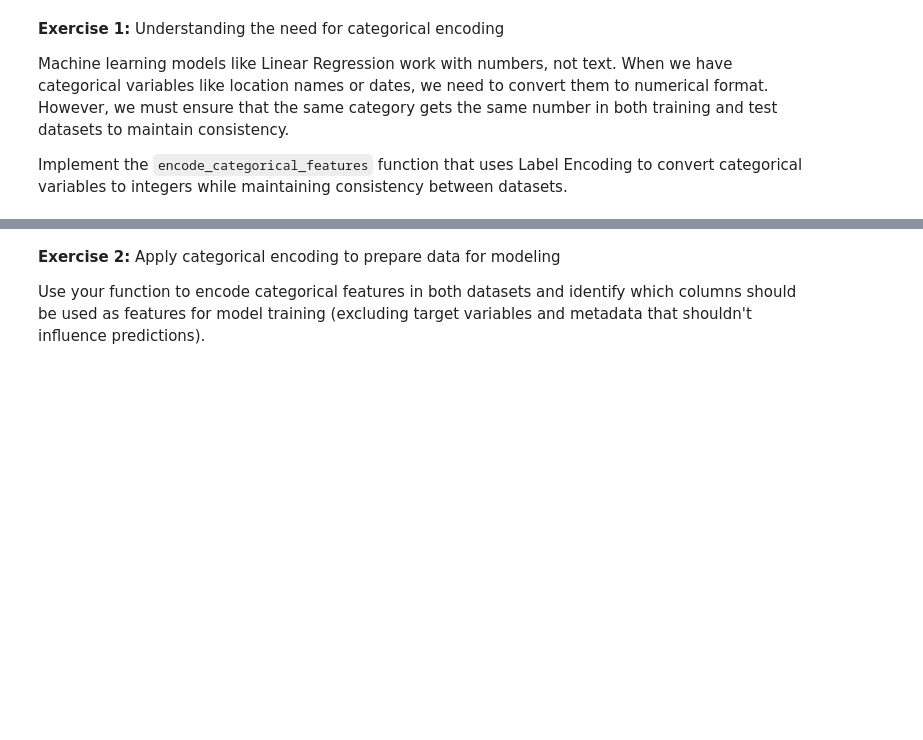
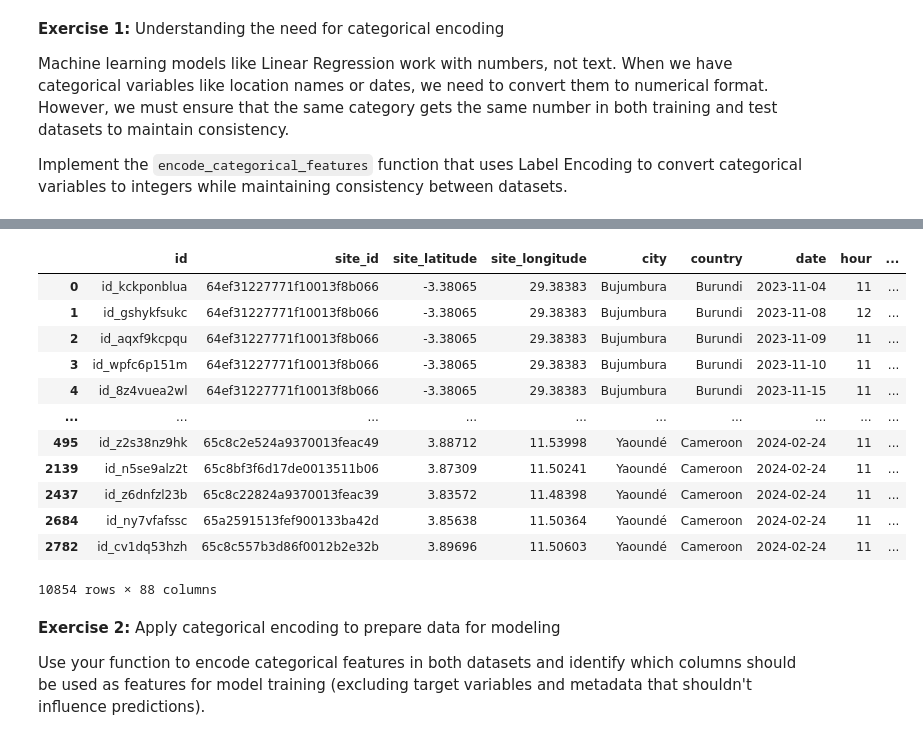
Before and after one commit to PierreAHignard/NLP-Spam-Detection, a Jupyter notebook: notebooks/air_quality_todo.ipynb, the cells around one changed output, grey strips where cells are left out. Drawn from its saved outputs; the diff is of its cells as text; code cells hidden in the pictures; blank space fills up the shorter version.

```diff
--- a/notebooks/air_quality_todo.ipynb
+++ b/notebooks/air_quality_todo.ipynb
@@ -506,3 +544,14 @@ Use GroupKFold with 4 splits to create folds where each fold contains complete c
 # Each fold will contain complete cities, not random samples
 # The 'groups' parameter tells GroupKFold which samples belong to the same group (city)
 # Convert to integer type for easier handling
+
+train_DS = train_DS.reset_index(drop=True)
+
+gkf = GroupKFold(n_splits=4)
+
+X = train_DS.drop(columns="pm2_5")
+y = train_DS["pm2_5"]
+groups = train_DS["city"]
+
+for fold, (train_index, test_index) in enumerate(gkf.split(X, y, groups=groups)):
+    train_DS.loc[test_index, "fold"] = fold
@@ -513,3 +572,7 @@ Understanding how cities are distributed across folds helps ensure our validatio
 Examine which cities are assigned to each fold and calculate basic statistics for the target variable (PM2.5) across folds. Check that folds are reasonably balanced in terms of sample size and target variable distribution to ensure robust cross-validation.
 # %%
 # TODO Check which cities are in each fold and how many samples per fold
+grouped = train_DS.groupby("fold")
+
+for fold_name, df in grouped:
+    print(f"In group {int(fold_name)} : {pd.unique(df["city"])}, for {df.shape[0]} samples")
@@ -562,12 +638,26 @@ def extract_temporal_features(df, date_col='date'):
     """
     # Ensure the date column is datetime type for proper extraction
     # Extract basic temporal components that affect air quality
+
+    df[date_col] = pd.to_datetime(df[date_col], format="%Y-%m-%d")
+
+    df["year"] = df[date_col].dt.year
+    df["month"] = df[date_col].dt.month
+    df["day"] = df[date_col].dt.day
+    df["quarter"] = df[date_col].dt.quarter
+    df["week"] = df[date_col].dt.isocalendar().week
+    df["dayofweek"] = df[date_col].dt.dayofweek
+
+    return df
 # %% [markdown]
 **Exercise:** Apply temporal feature engineering to both datasets
 
 Use your function to extract temporal features from both training and test datasets. This ensures both datasets have the same feature structure for consistent model training and prediction.
 # %%
 # TODO Apply temporal feature to train & test sets
+
+train_DS = extract_temporal_features(train_DS)
+test_DS = extract_temporal_features(test_DS)
 # %%
 # Display the new temporal features
 
@@ -633,3 +766,19 @@ Implement the `encode_categorical_features` function that uses Label Encoding to
+# %%
+pd.concat([train_DS, test_DS])
+# %% [output]
+|  | id | site_id | site_latitude | site_longitude | city | country | date | hour | ... |
+| 0 | id_kckponblua | 64ef31227771f10013f8b066 | -3.38065 | 29.38383 | Bujumbura | Burundi | 2023-11-04 | 11 | ... |
+| 1 | id_gshykfsukc | 64ef31227771f10013f8b066 | -3.38065 | 29.38383 | Bujumbura | Burundi | 2023-11-08 | 12 | ... |
+| 2 | id_aqxf9kcpqu | 64ef31227771f10013f8b066 | -3.38065 | 29.38383 | Bujumbura | Burundi | 2023-11-09 | 11 | ... |
+| 3 | id_wpfc6p151m | 64ef31227771f10013f8b066 | -3.38065 | 29.38383 | Bujumbura | Burundi | 2023-11-10 | 11 | ... |
+| 4 | id_8z4vuea2wl | 64ef31227771f10013f8b066 | -3.38065 | 29.38383 | Bujumbura | Burundi | 2023-11-15 | 11 | ... |
+| ... | ... | ... | ... | ... | ... | ... | ... | ... | ... |
+| 495 | id_z2s38nz9hk | 65c8c2e524a9370013feac49 | 3.88712 | 11.53998 | Yaoundé | Cameroon | 2024-02-24 | 11 | ... |
+| 2139 | id_n5se9alz2t | 65c8bf3f6d17de0013511b06 | 3.87309 | 11.50241 | Yaoundé | Cameroon | 2024-02-24 | 11 | ... |
+| 2437 | id_z6dnfzl23b | 65c8c22824a9370013feac39 | 3.83572 | 11.48398 | Yaoundé | Cameroon | 2024-02-24 | 11 | ... |
+| 2684 | id_ny7vfafssc | 65a2591513fef900133ba42d | 3.85638 | 11.50364 | Yaoundé | Cameroon | 2024-02-24 | 11 | ... |
+| 2782 | id_cv1dq53hzh | 65c8c557b3d86f0012b2e32b | 3.89696 | 11.50603 | Yaoundé | Cameroon | 2024-02-24 | 11 | ... |
+10854 rows × 88 columns
 # %%
 # TODO Write a function to encode categorical features
 def encode_categorical_features(train_df, test_df):
```
Also changed, not shown: parts of 16 cells of this notebook.
